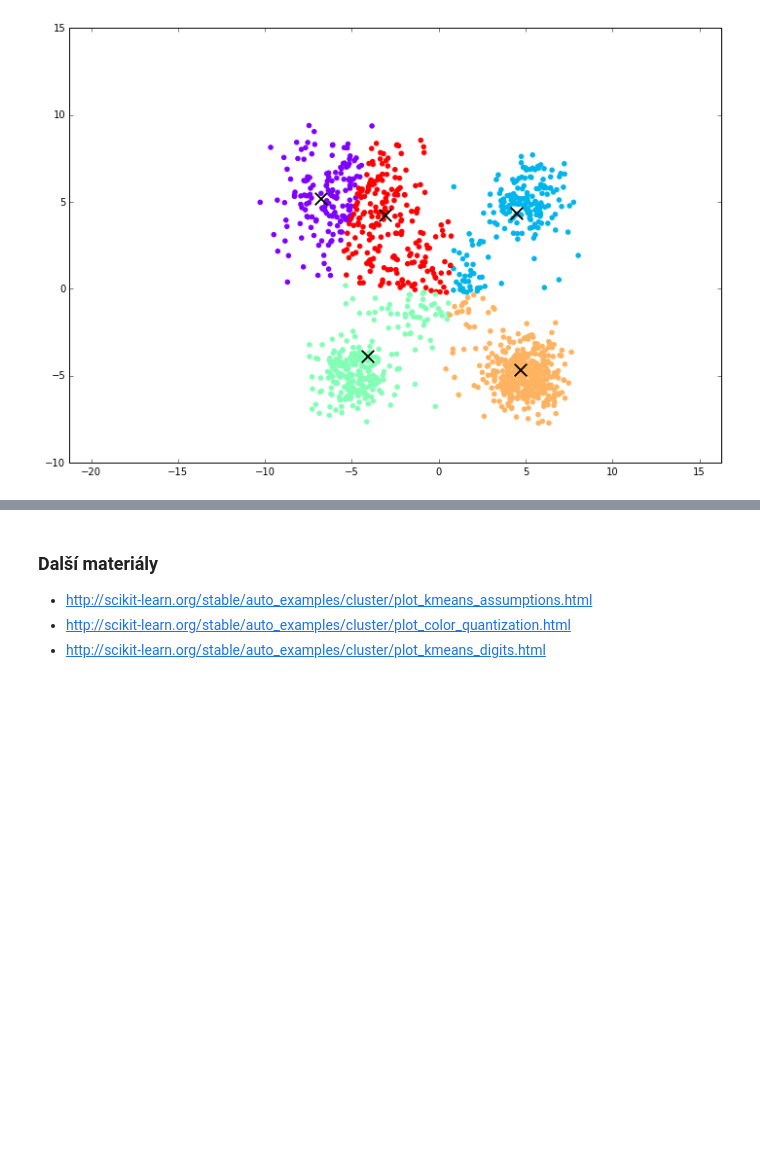
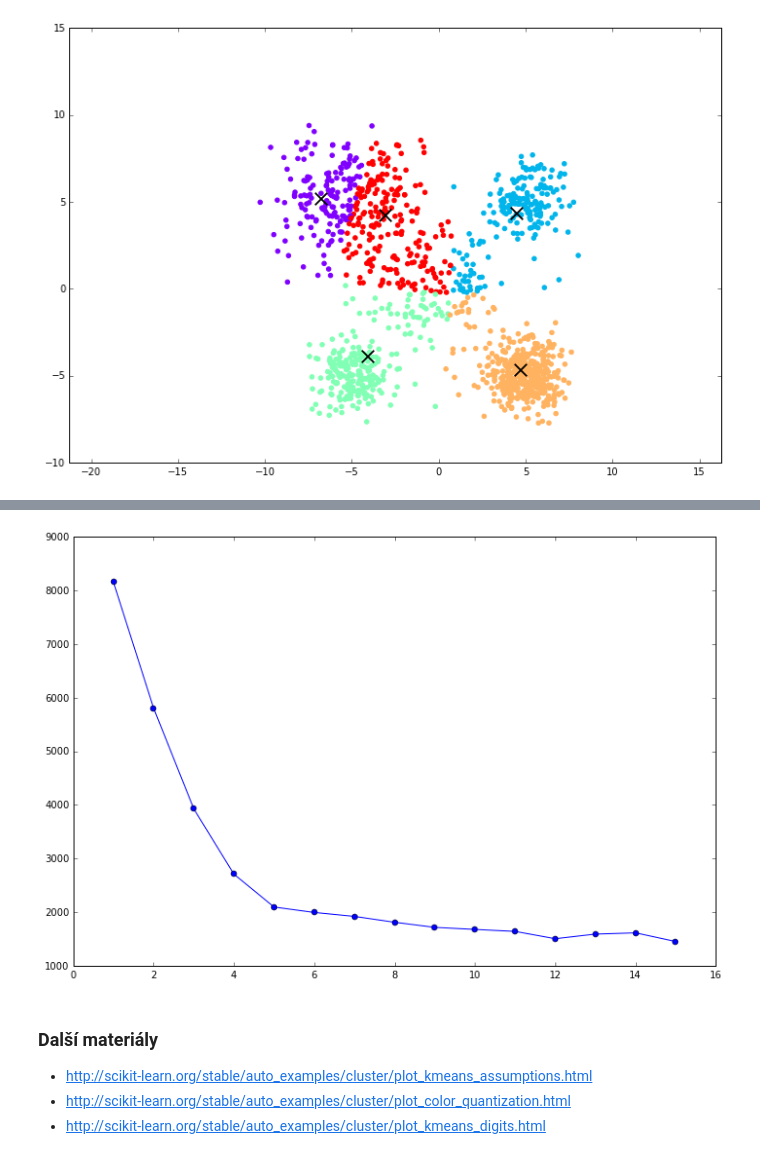
Before and after one commit to tomasmcz/su4ss, a Jupyter notebook: 04 K-means.ipynb, the cells around one changed output, grey strips where cells are left out. Cells and saved outputs as stored; diff of their text form; code cells hidden in the pictures; blank space fills up the shorter version.

```diff
--- a/04 K-means.ipynb
+++ b/04 K-means.ipynb
@@ -75,13 +70,0 @@ plot_kmeans(kmeans, data)
-# %%
-cs = [ gen_cluster(5,5,1,160)
-     , gen_cluster(-5,-5,1,200)
-     , gen_cluster(-5,5,2,300)
-     , gen_cluster(5, -5, 1,400)
-     , gen_cluster(0, 0, 2, 200)
-     ]
-data_x = np.concatenate([c[0] for c in cs])
-data_y = np.concatenate([c[1] for c in cs])
-data = np.column_stack((data_x, data_y))
-kmeans = KMeans(n_clusters=5, max_iter=1)
-kmeans.fit(data)
-plot_kmeans(kmeans, data)
@@ -115,6 +90,8 @@ class MyKMeans(object):
     def update_centers(self):
         for i in range(self.c):
             c_data = np.array([x for (x, y) in zip(self.data, self.labels_) if y == i])
+            if len(c_data) == 0:
+                continue
             self.cluster_centers_[i][0] = sum(c_data[:,0]) / len(c_data)
             self.cluster_centers_[i][1] = sum(c_data[:,1]) / len(c_data)
 
@@ -128,6 +105,16 @@ class MyKMeans(object):
                 c_i = i
                 d = d_x
         return c_i
+
+    def iterate(self, n):
+        for _ in range(n):
+            self.update_centers()
+            self.update_labels()
+
+    def get_error(self):
+        dist = lambda a, b: sqrt((a[0] - b[0])**2 + (a[1] - b[1])**2)
+        e = sum([dist(x, self.cluster_centers_[y]) for (x, y) in zip(self.data, self.labels_)])
+        return e
 # %%
 k = MyKMeans(data, 5)
 
@@ -195,0 +200,7 @@ HTML(a.ani.to_html5_video())
+# %%
+errs = []
+for i in range(1, 16):
+    k = MyKMeans(data, i)
+    k.iterate(30)
+    errs.append(k.get_error())
+    print(i, ': ', k.get_error())
@@ -196,3 +223,9 @@ HTML(a.ani.to_html5_video())
+# %%
+plt.figure(figsize=(12,8))
+plt.plot(list(range(1, 16)), errs, 'o-')
+plt.show()
+# %% [output]
+[figure, added]
 # %% [markdown]
 ### Další materiály
 
```
Also changed, not shown: parts of 13 cells of this notebook.
